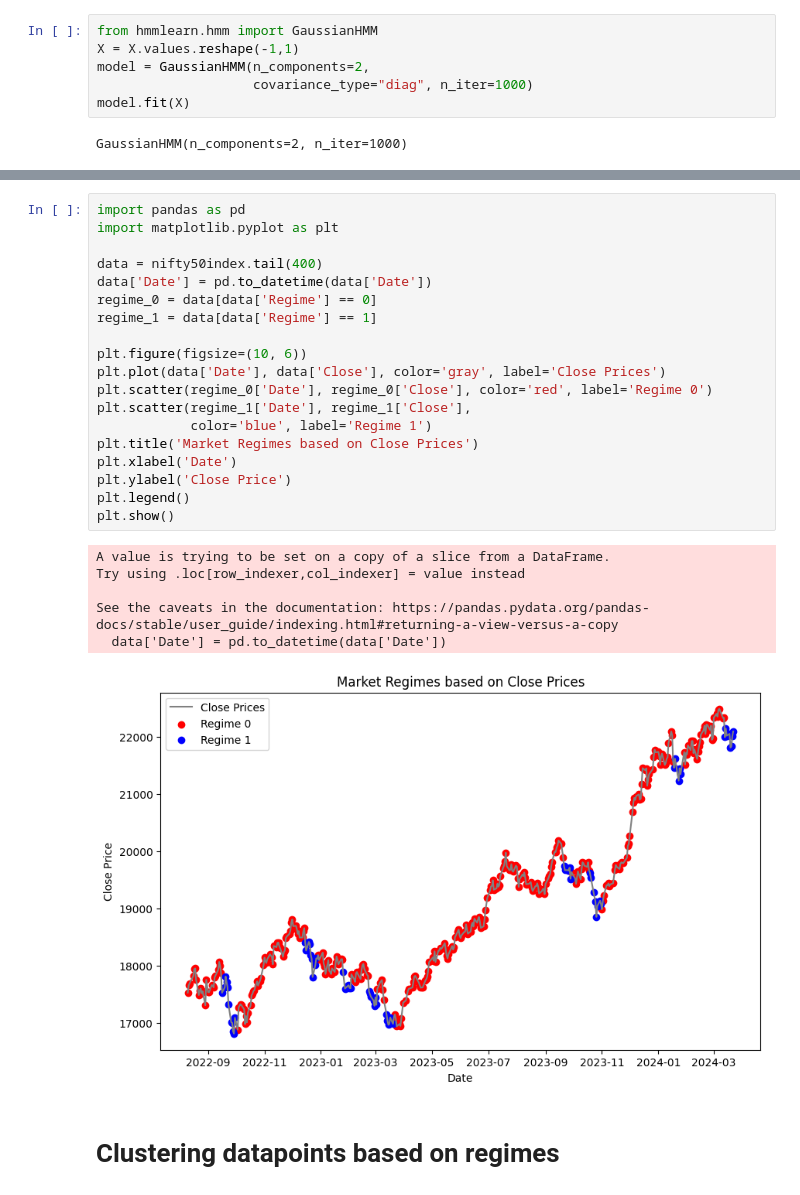
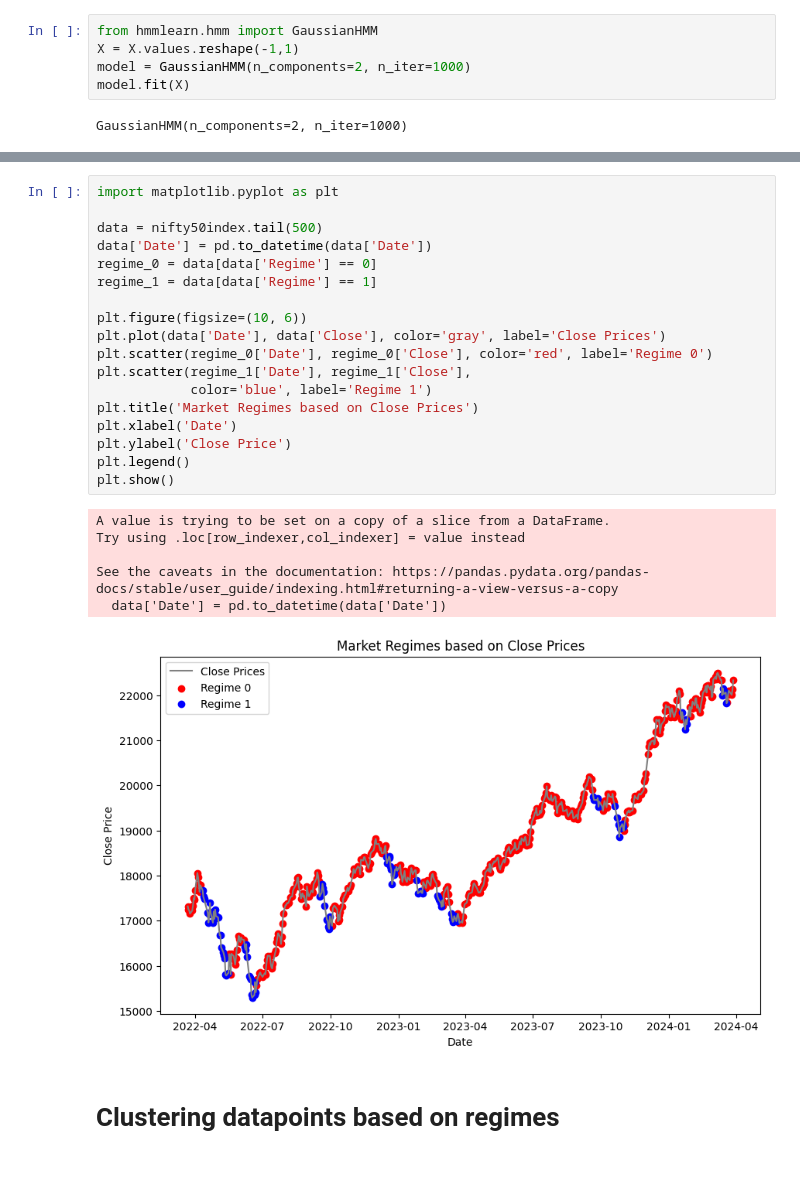
Before and after one commit to lakshman2003/BTP, a Jupyter notebook: Code/test_code/Clustering.ipynb, the cells around one changed output, grey strips where cells are left out. Saved outputs shown, nothing was run; the diff lists cells and outputs as text.

```diff
--- a/Code/test_code/Clustering.ipynb
+++ b/Code/test_code/Clustering.ipynb
@@ -132,8 +145,7 @@ Name: Weekly returns, dtype: float64
 # %%
 from hmmlearn.hmm import GaussianHMM
 X = X.values.reshape(-1,1)
-model = GaussianHMM(n_components=2,
-                    covariance_type="diag", n_iter=1000)
+model = GaussianHMM(n_components=2, n_iter=1000)
 model.fit(X)
 # %% [output]
 GaussianHMM(n_components=2, n_iter=1000)
@@ -174,28 +186,27 @@ nifty50index.tail()
 # %%
-import pandas as pd
 import matplotlib.pyplot as plt
 
-data = nifty50index.tail(400)
+data = nifty50index.tail(500)
 data['Date'] = pd.to_datetime(data['Date'])
 regime_0 = data[data['Regime'] == 0]
 regime_1 = data[data['Regime'] == 1]
 
 plt.figure(figsize=(10, 6))
 plt.plot(data['Date'], data['Close'], color='gray', label='Close Prices')
 plt.scatter(regime_0['Date'], regime_0['Close'], color='red', label='Regime 0')
 plt.scatter(regime_1['Date'], regime_1['Close'],
             color='blue', label='Regime 1')
 plt.title('Market Regimes based on Close Prices')
 plt.xlabel('Date')
 plt.ylabel('Close Price')
 plt.legend()
 plt.show()
 # %% [output]
 A value is trying to be set on a copy of a slice from a DataFrame.
 Try using .loc[row_indexer,col_indexer] = value instead
 
 See the caveats in the documentation: https://pandas.pydata.org/pandas-docs/stable/user_guide/indexing.html#returning-a-view-versus-a-copy
   data['Date'] = pd.to_datetime(data['Date'])
-[figure, old version]
+[figure, new version]
 # %% [markdown]
 # Clustering datapoints based on regimes
```
Also changed, not shown: parts of 30 cells of this notebook.
